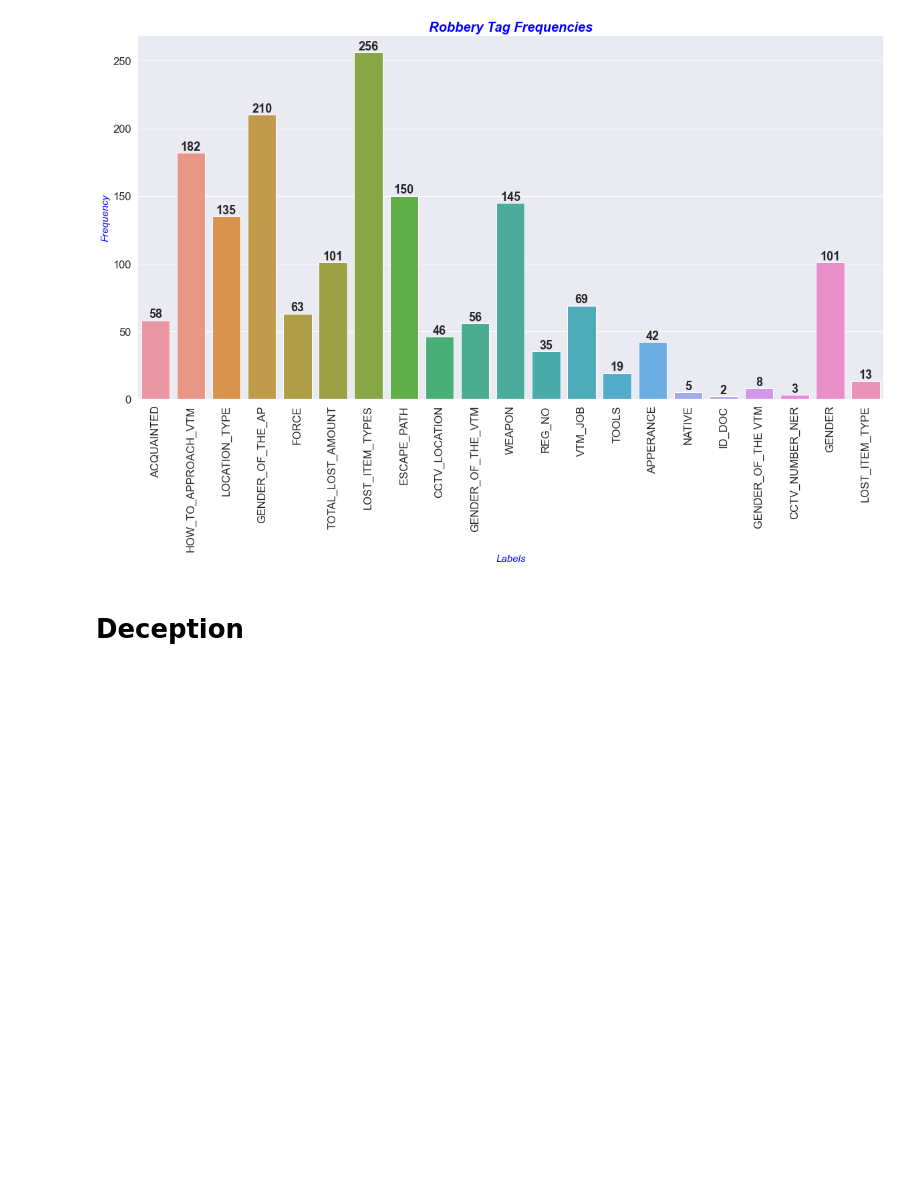
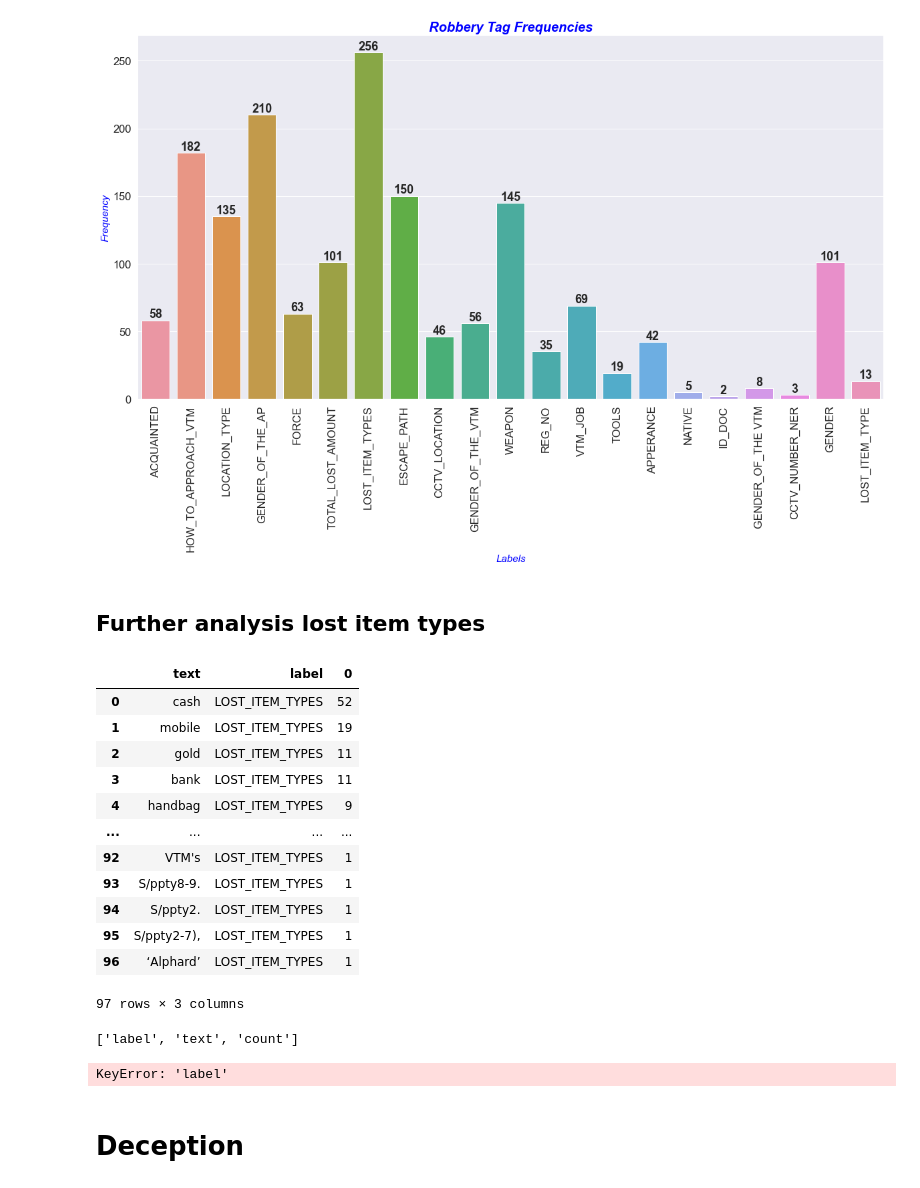
Before and after one commit to mishi-sarfraz/pythonProjects, a Jupyter notebook: metricAnalysis.ipynb, the cells around one changed output. Cells and saved outputs as stored; diff of their text form; code cells hidden in the pictures; blank space fills up the shorter version.

```diff
--- a/metricAnalysis.ipynb
+++ b/metricAnalysis.ipynb
@@ -610,6 +634,43 @@ plt.show()
 # %% [output]
 AxesSubplot(0.125,0.125;0.775x0.755)
 [figure]
+# %% [markdown]
+## Further analysis lost item types
+# %%
+imergedRobberydataFrame=mergedRoberryminidataFrame.loc[mergedRoberryminidataFrame.label == 'LOST_ITEM_TYPES'].value_counts().to_frame().reset_index()
+# save value_counts to a dataframe:
+# robberyLostItemTypes = mergedRoberryminidataFrame.loc[mergedRoberryminidataFrame.label == 'LOST_ITEM_TYPES'].value_counts()
+# imergedRobberydataFrame=mergedRoberryminidataFrame.label.value_counts().to_frame().reset_index()
+# %%
+imergedRobberydataFrame
+# %% [output]
+|  | text | label | 0 |
+| 0 | cash | LOST_ITEM_TYPES | 52 |
+| 1 | mobile | LOST_ITEM_TYPES | 19 |
+| 2 | gold | LOST_ITEM_TYPES | 11 |
+| 3 | bank | LOST_ITEM_TYPES | 11 |
+| 4 | handbag | LOST_ITEM_TYPES | 9 |
+| ... | ... | ... | ... |
+| 92 | VTM's | LOST_ITEM_TYPES | 1 |
+| 93 | S/ppty8-9. | LOST_ITEM_TYPES | 1 |
+| 94 | S/ppty2. | LOST_ITEM_TYPES | 1 |
+| 95 | S/ppty2-7), | LOST_ITEM_TYPES | 1 |
+| 96 | ‘Alphard’ | LOST_ITEM_TYPES | 1 |
+97 rows × 3 columns
+# %%
+#  draw a pie chart for text:
+fig, ax1 = plt.subplots(figsize=(20,10))
+
+
+
+robberyLostItemTypes.columns
+# %% [output]
+['label', 'text', 'count']
+# %%
+# show the count column only:
+robberyLostItemTypes['label']
+# %% [output]
+KeyError: 'label'
 # %% [markdown]
 # Deception
 # %%
```
Also changed, not shown: parts of 23 cells of this notebook, 13 other files.
